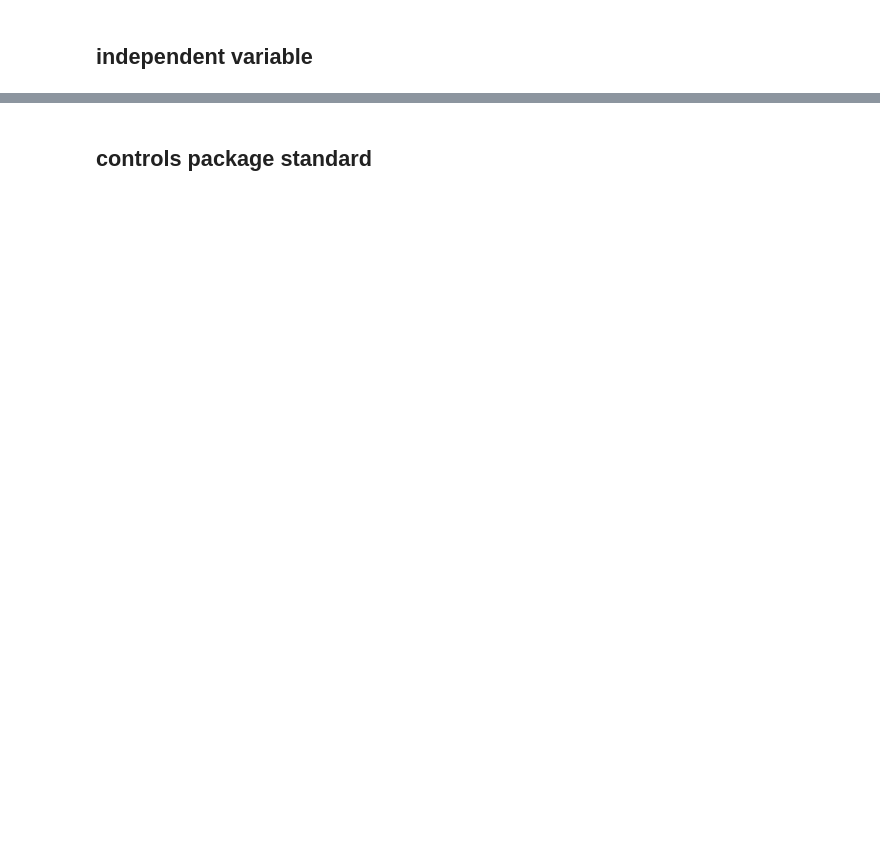
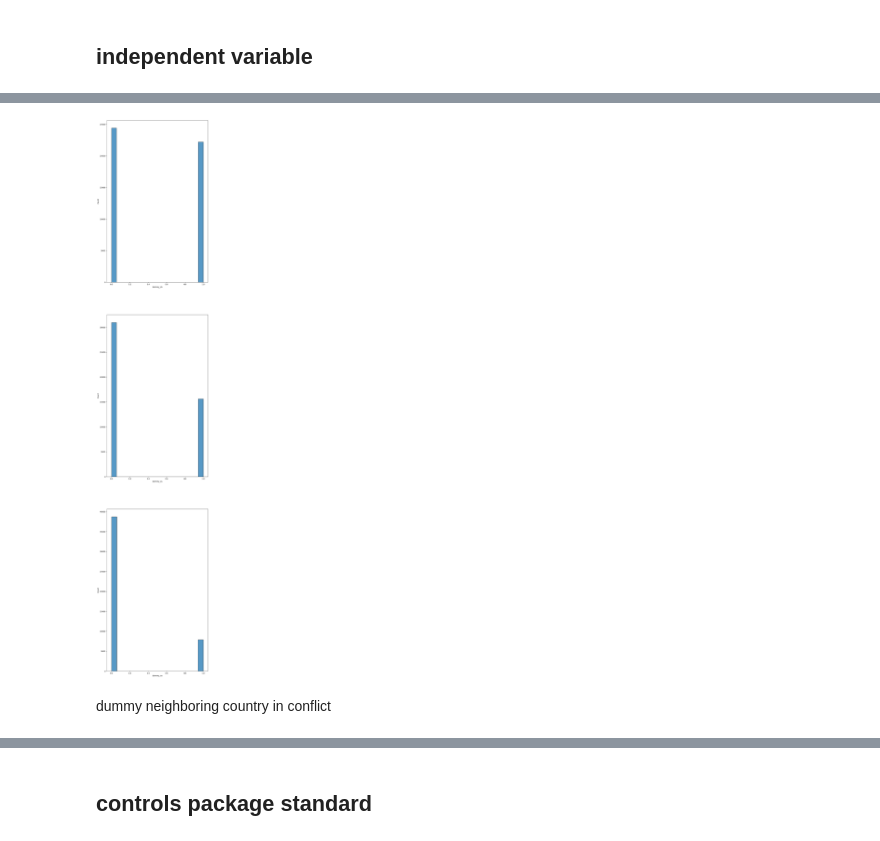
Before and after one commit to NatStrom/Thesis, a Jupyter notebook: descriptive analysis.ipynb, the cells around one changed output, grey strips where cells are left out. Saved outputs shown, nothing was run; the diff lists cells and outputs as text; code cells hidden in the pictures; blank space fills up the shorter version.

```diff
--- a/descriptive analysis.ipynb
+++ b/descriptive analysis.ipynb
@@ -267,0 +303,12 @@ plt.savefig('conflict_lag.png')
+# %%
+#inspect the conflict lags
+figure, axes = plt.subplots(3,1,figsize=(10,55))
+sns.histplot(data_analysis['dummy_sb'],ax=axes[0])
+sns.histplot(data_analysis['dummy_os'],ax=axes[1])
+sns.histplot(data_analysis['dummy_ns'],ax=axes[2])
+
+plt.savefig('conflict_type.png')
+# %% [output]
+[figure, added]
+# %% [markdown]
+dummy neighboring country in conflict
```
Also changed, not shown: parts of 39 cells of this notebook, 4 other files.
